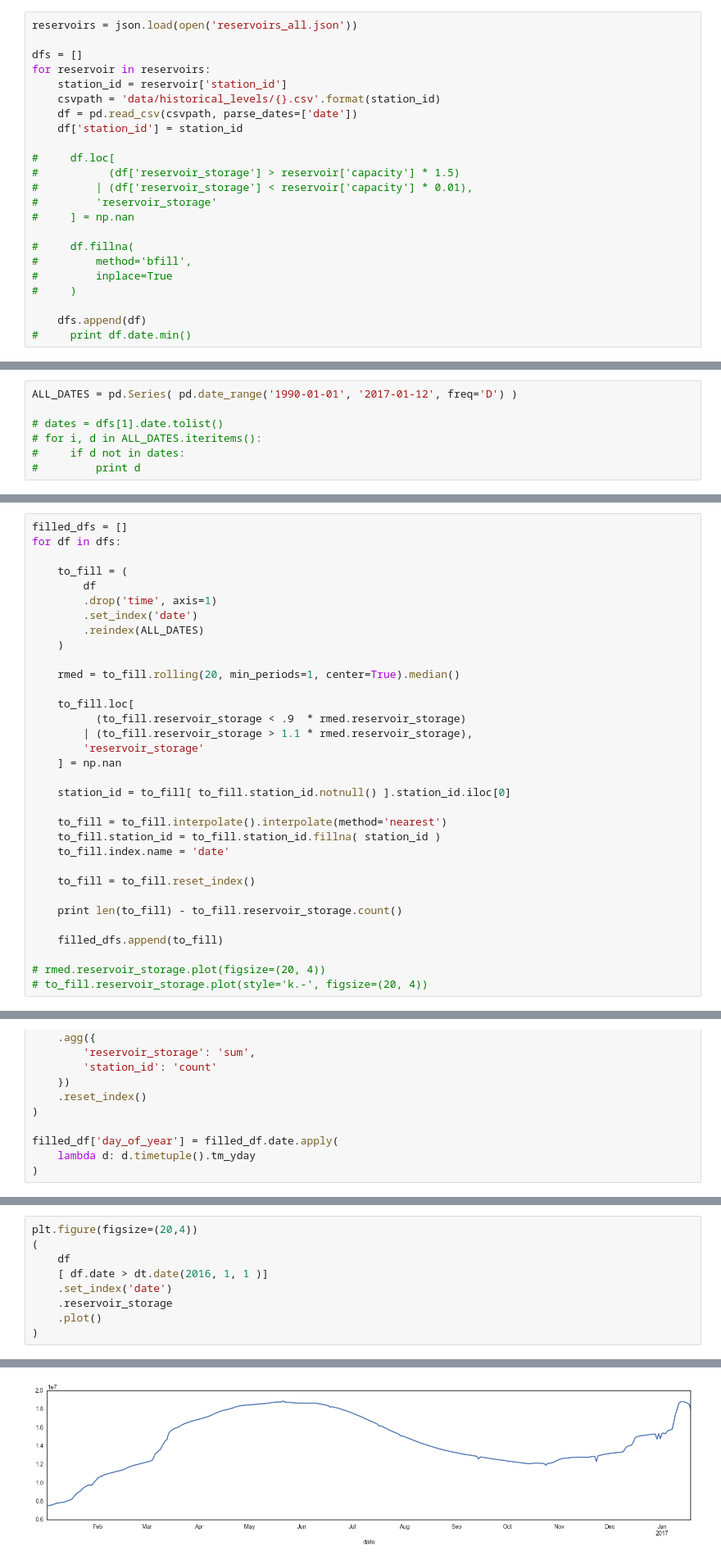
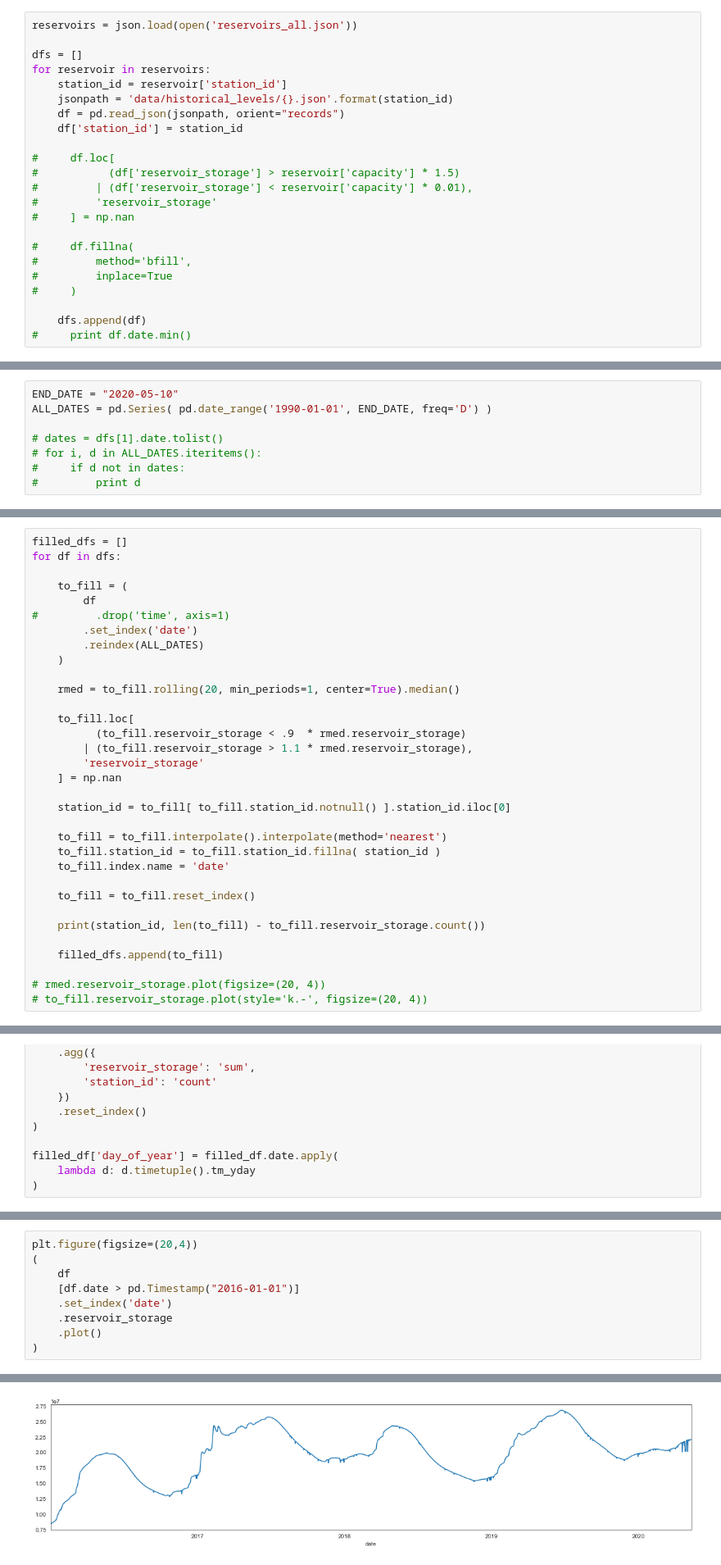
Before and after one commit to matttrent/waterbot, a Jupyter notebook: notebooks/historical_levels.ipynb, the cells around one changed output, grey strips where cells are left out. Shown at 82% size. Cells and saved outputs as stored; diff of their text form.

```diff
--- a/notebooks/historical_levels.ipynb
+++ b/notebooks/historical_levels.ipynb
@@ -28,8 +28,8 @@ reservoirs = json.load(open('reservoirs_all.json'))
 dfs = []
 for reservoir in reservoirs:
     station_id = reservoir['station_id']
-    csvpath = 'data/historical_levels/{}.csv'.format(station_id)
-    df = pd.read_csv(csvpath, parse_dates=['date'])
+    jsonpath = 'data/historical_levels/{}.json'.format(station_id)
+    df = pd.read_json(jsonpath, orient="records")
     df['station_id'] = station_id
 
 #     df.loc[
@@ -50,7 +50,8 @@ dfs[0].date.iloc[0]
 # %% [output]
 Timestamp('1990-01-01 00:00:00')
 # %%
-ALL_DATES = pd.Series( pd.date_range('1990-01-01', '2017-01-12', freq='D') )
+END_DATE = "2020-05-10"
+ALL_DATES = pd.Series( pd.date_range('1990-01-01', END_DATE, freq='D') )
 
 # dates = dfs[1].date.tolist()
 # for i, d in ALL_DATES.iteritems():
@@ -62,7 +79,7 @@ for df in dfs:
 
     to_fill = (
         df
-        .drop('time', axis=1)
+#         .drop('time', axis=1)
         .set_index('date')
         .reindex(ALL_DATES)
     )
@@ -83,7 +100,7 @@ for df in dfs:
 
     to_fill = to_fill.reset_index()
 
-    print len(to_fill) - to_fill.reservoir_storage.count()
+    print(station_id, len(to_fill) - to_fill.reservoir_storage.count())
 
     filled_dfs.append(to_fill)
 
@@ -223,15 +240,15 @@ print df.date.max()
 # %%
 plt.figure(figsize=(20,4))
 (
     df
-    [ df.date > dt.date(2016, 1, 1 )]
+    [df.date > pd.Timestamp("2016-01-01")]
     .set_index('date')
     .reservoir_storage
     .plot()
 )
 # %% [output]
 <matplotlib.axes._subplots.AxesSubplot at 0x...>
-[figure, old version]
+[figure, new version]
 # %%
 shades = (
     filled_df
```
Also changed, not shown: parts of 12 cells of this notebook.
